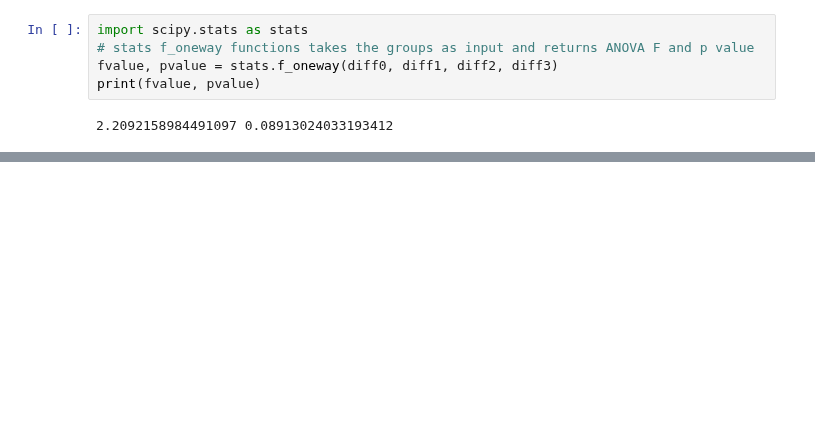
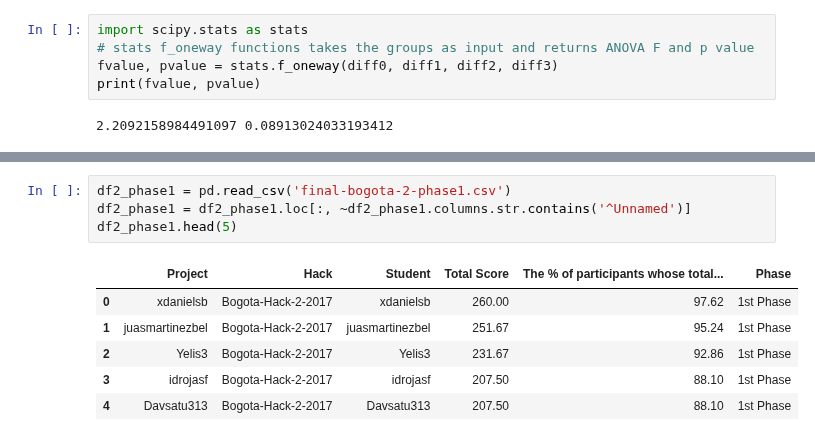
Before and after one commit to ironhacks/spring-2017-analysis, a Jupyter notebook: analysis/Spring-2017-Updated-Sept-17-Discussion.ipynb, the cells around one changed output, grey strips where cells are left out. Drawn from its saved outputs; the diff is of its cells as text; blank space fills up the shorter version.

```diff
--- a/analysis/Spring-2017-Updated-Sept-17-Discussion.ipynb
+++ b/analysis/Spring-2017-Updated-Sept-17-Discussion.ipynb
@@ -486,0 +577,11 @@ print(fvalue, pvalue)
+# %%
+df2_phase1 = pd.read_csv('final-bogota-2-phase1.csv')
+df2_phase1 = df2_phase1.loc[:, ~df2_phase1.columns.str.contains('^Unnamed')]
+df2_phase1.head(5)
+# %% [output]
+|  | Project | Hack | Student | Total Score | The % of participants whose total... | Phase |
+| 0 | xdanielsb | Bogota-Hack-2-2017 | xdanielsb | 260.00 | 97.62 | 1st Phase |
+| 1 | juasmartinezbel | Bogota-Hack-2-2017 | juasmartinezbel | 251.67 | 95.24 | 1st Phase |
+| 2 | Yelis3 | Bogota-Hack-2-2017 | Yelis3 | 231.67 | 92.86 | 1st Phase |
+| 3 | idrojasf | Bogota-Hack-2-2017 | idrojasf | 207.50 | 88.10 | 1st Phase |
+| 4 | Davsatu313 | Bogota-Hack-2-2017 | Davsatu313 | 207.50 | 88.10 | 1st Phase |
```
Also changed, not shown: parts of 24 cells of this notebook, 4 other files.
